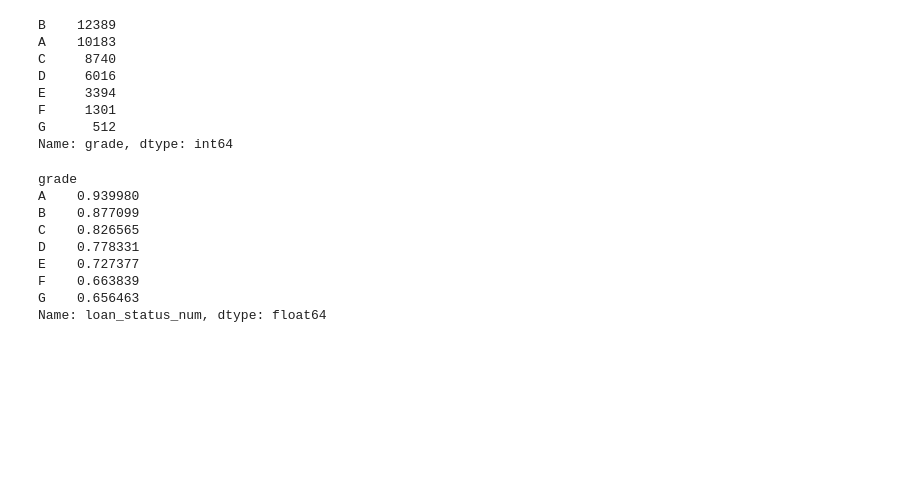
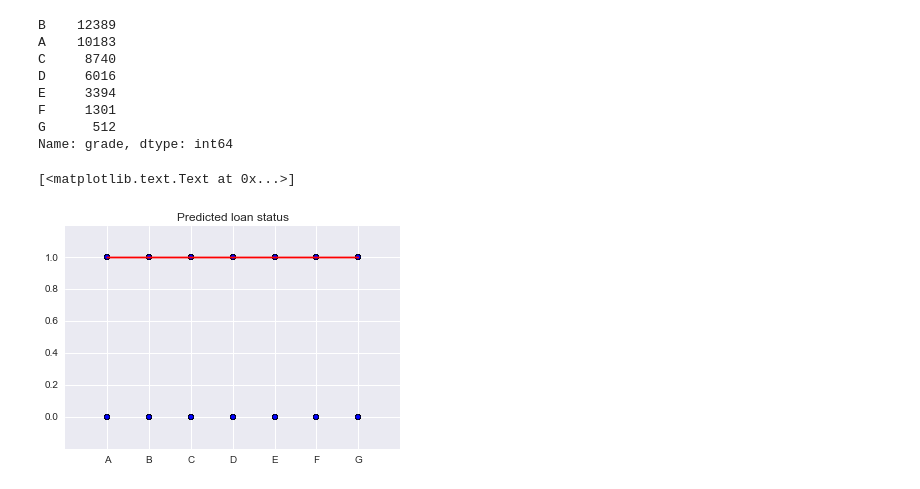
Before and after one commit to stephane47/gadat-project, a Jupyter notebook: project1.ipynb, the cells around one changed output. Cells and saved outputs as stored; diff of their text form; code cells hidden in the pictures; blank space fills up the shorter version.

```diff
--- a/project1.ipynb
+++ b/project1.ipynb
@@ -87,23 +121,29 @@ Name: grade, dtype: int64
 import seaborn as sns
 import matplotlib.pyplot as plt
 # %%
-df2=df[(df.loan_status == 'Fully Paid') | (df.loan_status == 'Charged Off') ].copy()
-# map loan_status to a numeric value
-df2['loan_status_num'] = df2.loan_status.map({'Charged Off':0, 'Fully Paid':1})
+df2=df[(df.loan_status == 'Fully Paid') | (df.loan_status == 'Charged Off') |
+    (df.loan_status == 'Current')  ].copy()
+df2['loan_status_num'] = df2.loan_status.map(
+    {'Charged Off':0, 'Fully Paid':1, 'Current':1})
 df2['grade_num'] = df2.grade.map({'A':0, 'B':1, 'C':2, 'D':3, 'E':4, 'F':5, 'G':6})
-
-grouped=df2.groupby('grade')
-probs=grouped.loan_status_num.sum()/grouped.loan_status_num.count()
-#sns.lmplot(x='grade_num', y='loan_status_num', data=df2)
+df2.sort_values(by='grade_num',inplace=True)
+gradenames=sorted(df.grade.unique())
+gradenums = np.arange(0,7)
-# %%
-print probs
-# %% [output]
-grade
-A    0.939980
-B    0.877099
-C    0.826565
-D    0.778331
-E    0.727377
-F    0.663839
-G    0.656463
-Name: loan_status_num, dtype: float64
+# %%
+# fit a logistic regression model and store the class predictions
+from sklearn.linear_model import LogisticRegression
+logreg = LogisticRegression()
+feature_cols = ['grade_num']
+X = df2[feature_cols]
+y = df2.loan_status_num
+logreg.fit(X, y)
+df2['loan_status_pred_num'] = logreg.predict(X)
+# %%
+plt.scatter(df2.grade_num,df2.loan_status_num,label='loan status')
+plt.plot(df2.grade_num,df2.loan_status_pred_num,color='red')
+plt.setp(plt.gca(), xticklabels=gradenames, xticks = gradenums)
+plt.setp(plt.gca(), yticklabels=np.arange(0,1.2,.2), yticks = np.arange(0,1.2,.2))
+plt.setp(plt.gca(),title = 'Predicted loan status ')
+# %% [output]
+[<matplotlib.text.Text at 0x...>]
+[figure, added]
```
Also changed, not shown: parts of 13 cells of this notebook.
